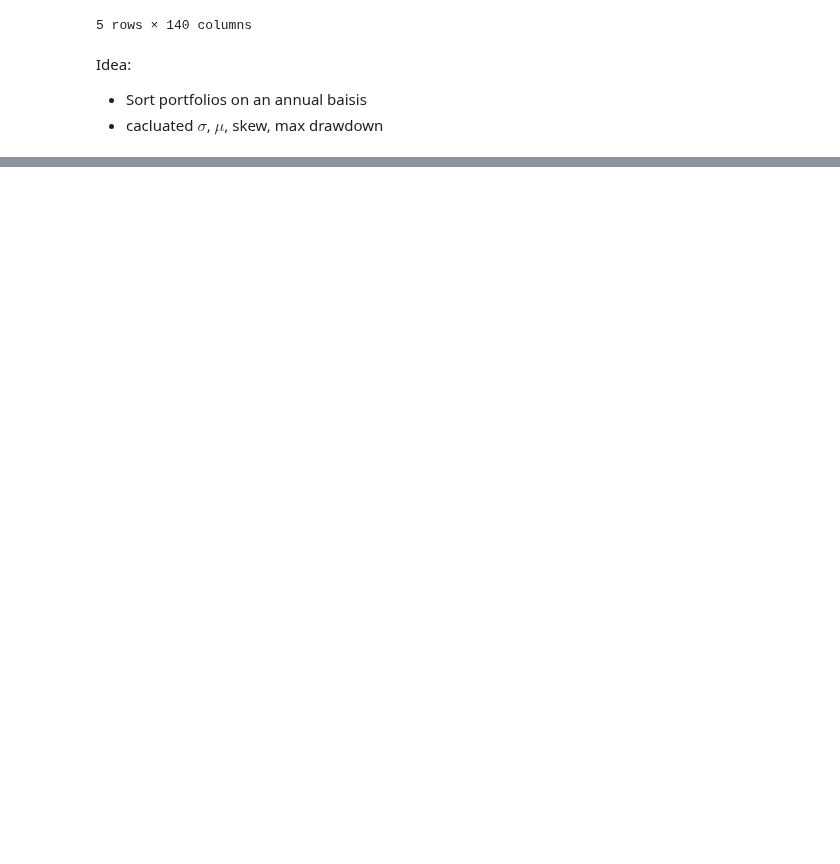
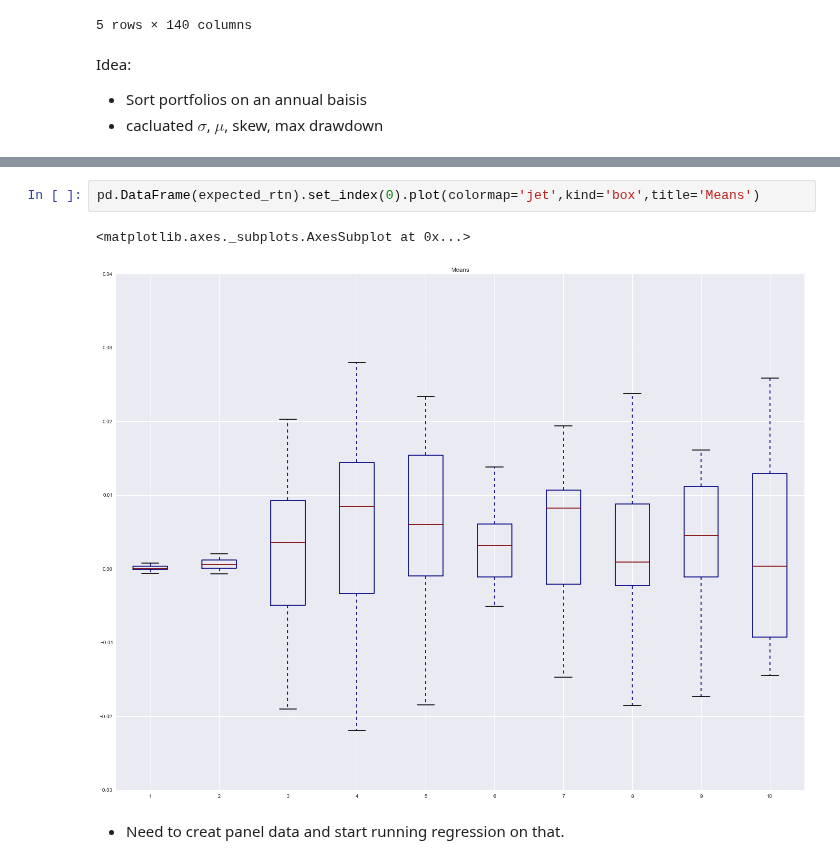
Before and after one commit to mrefermat/FinancePhD, a Jupyter notebook: LiquidityMomentum/Amihud and Market Properties with rebalance.ipynb, the cells around one changed output, grey strips where cells are left out. Drawn from its saved outputs; the diff is of its cells as text; blank space fills up the shorter version.

```diff
--- a/LiquidityMomentum/Amihud and Market Properties with rebalance.ipynb
+++ b/LiquidityMomentum/Amihud and Market Properties with rebalance.ipynb
@@ -238,0 +126,7 @@ pd.DataFrame(expected_rtn).set_index(0).cumsum().tail(1).plot(colormap='jet',kin
+# %%
+pd.DataFrame(expected_rtn).set_index(0).plot(colormap='jet',kind='box',title='Means')
+# %% [output]
+<matplotlib.axes._subplots.AxesSubplot at 0x...>
+[figure, added]
+# %% [markdown]
+* Need to creat panel data and start running regression on that.
```
Also changed, not shown: parts of 9 cells of this notebook, 3 other files.
